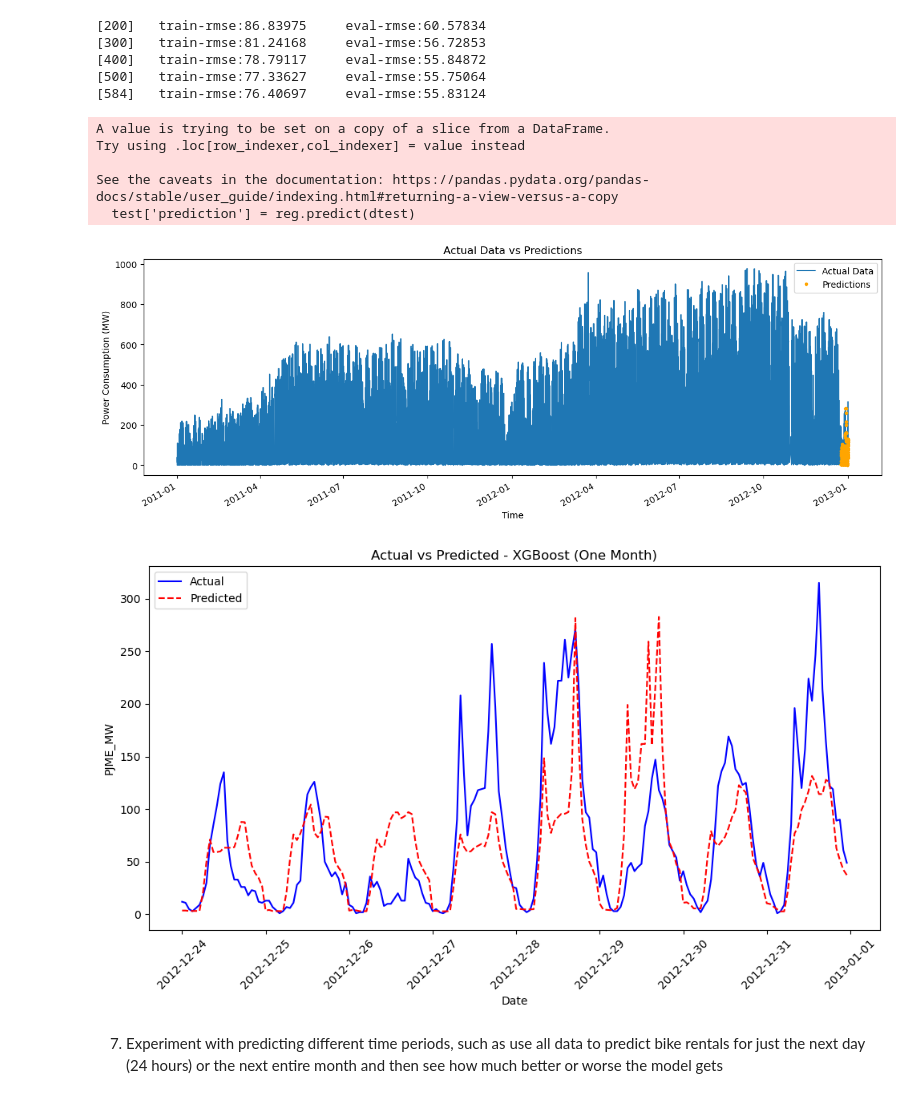
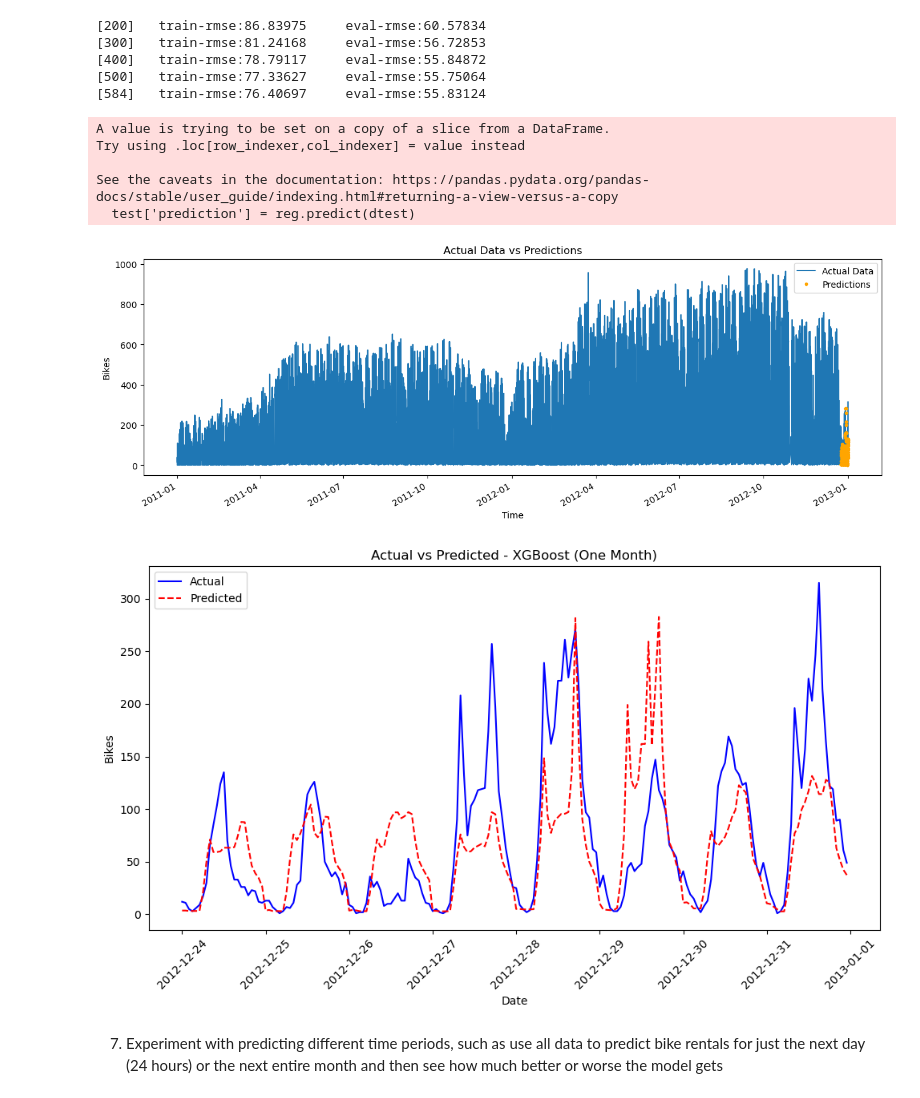
Before and after one commit to MarLaslo/DataScienceRUC, a Jupyter notebook: E5 - Time series.ipynb, the cells around one changed output. Saved outputs shown, nothing was run; the diff lists cells and outputs as text; code cells hidden in the pictures.

```diff
--- a/E5 - Time series.ipynb
+++ b/E5 - Time series.ipynb
@@ -193,28 +194,28 @@ y_pred_xgb = reg.predict(dtest)
 # %%
 # Ensure that 'prediction' column is added only once
 if 'prediction' not in df.columns:
     test['prediction'] = reg.predict(dtest)
     df = df.merge(test[['prediction']], how='left', left_index=True, right_index=True)
 
 # Plot the actual and predicted values
 ax = df[['cnt']].plot(figsize=(15, 5))
 df['prediction'].plot(ax=ax, style='.', color='orange')
 
 # Add labels and legend
 plt.legend(['Actual Data', 'Predictions'])
 ax.set_title('Actual Data vs Predictions')
 plt.xlabel('Time')
-plt.ylabel('Power Consumption (MW)')
+plt.ylabel('Bikes')
 
 # Show the plot
 plt.show()
 # %% [output]
 A value is trying to be set on a copy of a slice from a DataFrame.
 Try using .loc[row_indexer,col_indexer] = value instead
 
 See the caveats in the documentation: https://pandas.pydata.org/pandas-docs/stable/user_guide/indexing.html#returning-a-view-versus-a-copy
   test['prediction'] = reg.predict(dtest)
-[figure, old version]
+[figure, new version]
 # %%
 
 if 'prediction' not in df.columns:
@@ -227,13 +228,13 @@ plt.plot(y_test_xgb.index, y_test_xgb, label='Actual', color='blue')
 plt.plot(y_test_xgb.index, y_pred_xgb, label='Predicted', color='red', linestyle='dashed')
 plt.title('Actual vs Predicted - XGBoost (One Month)')
 plt.xlabel('Date')
-plt.ylabel('PJME_MW')
+plt.ylabel('Bikes')
 plt.legend()
 plt.xticks(rotation=45)
 plt.tight_layout()
 plt.show()
 # %% [output]
-[figure, old version]
+[figure, new version]
 # %% [markdown]
 7. Experiment with predicting different time periods, such as use all data to predict bike rentals for just the next day (24 hours) or the next entire month and then see how much better or worse the model gets
 # %%
```
Also changed, not shown: parts of 5 cells of this notebook, 2 other files.
